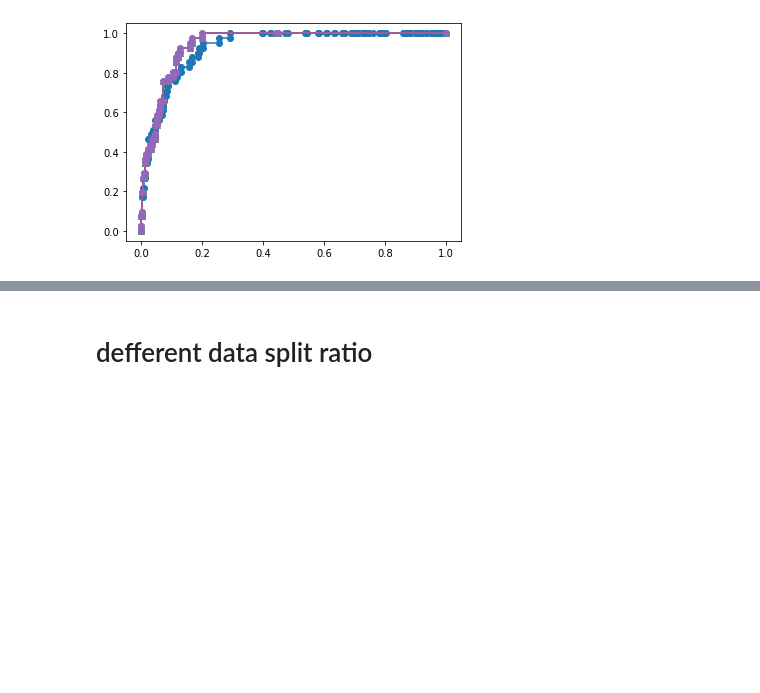
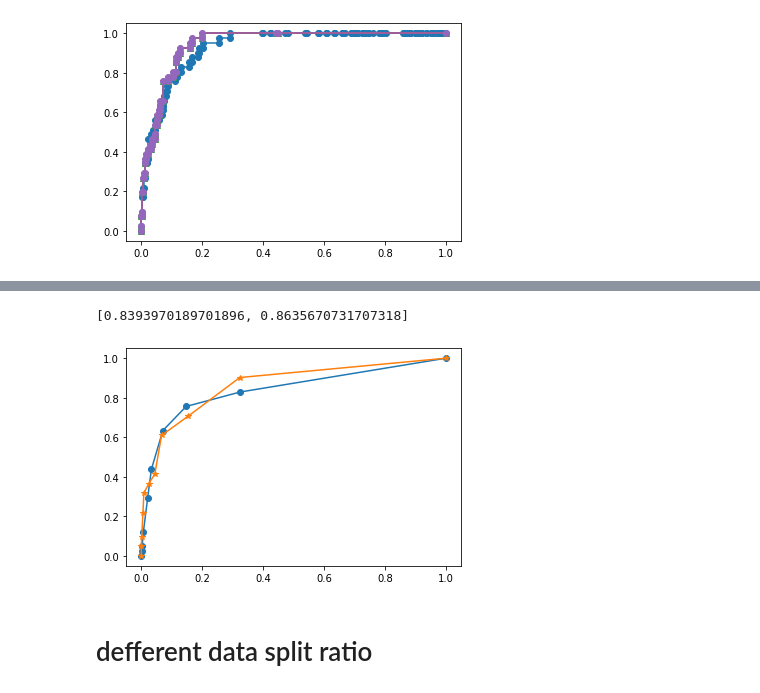
Before and after one commit to Ming-H/ozone, a Jupyter notebook: LGB_RF.ipynb, the cells around one changed output, grey strips where cells are left out. Saved outputs shown, nothing was run; the diff lists cells and outputs as text; code cells hidden in the pictures; blank space fills up the shorter version.

```diff
--- a/LGB_RF.ipynb
+++ b/LGB_RF.ipynb
@@ -207,3 +200,25 @@ plt.show()
+# %%
+L = []
+R = []
+auc = []
+
+# 比较RF不同的bootstrap
+for bootstrap in [True, False]:
+    clf = RandomForestClassifier(bootstrap=bootstrap)
+    clf.fit(X_train, y_train)
+
+    y_score = clf.predict_proba(X_test)[:, 1]
+    L.append(metrics.roc_curve(y_test, y_score)[0])
+    R.append(metrics.roc_curve(y_test, y_score)[1])
+    auc.append(metrics.roc_auc_score(y_test,y_score))
+# %%
+print(auc)
+plt.plot(L[0], R[0], marker = 'o')
+plt.plot(L[1], R[1], marker = '*')
+plt.show()
+# %% [output]
+[0.8393970189701896, 0.8635670731707318]
+[figure, added]
 # %% [markdown]
 # defferent data split ratio
 # %%
```
Also changed, not shown: parts of 14 cells of this notebook, 2 other files.
